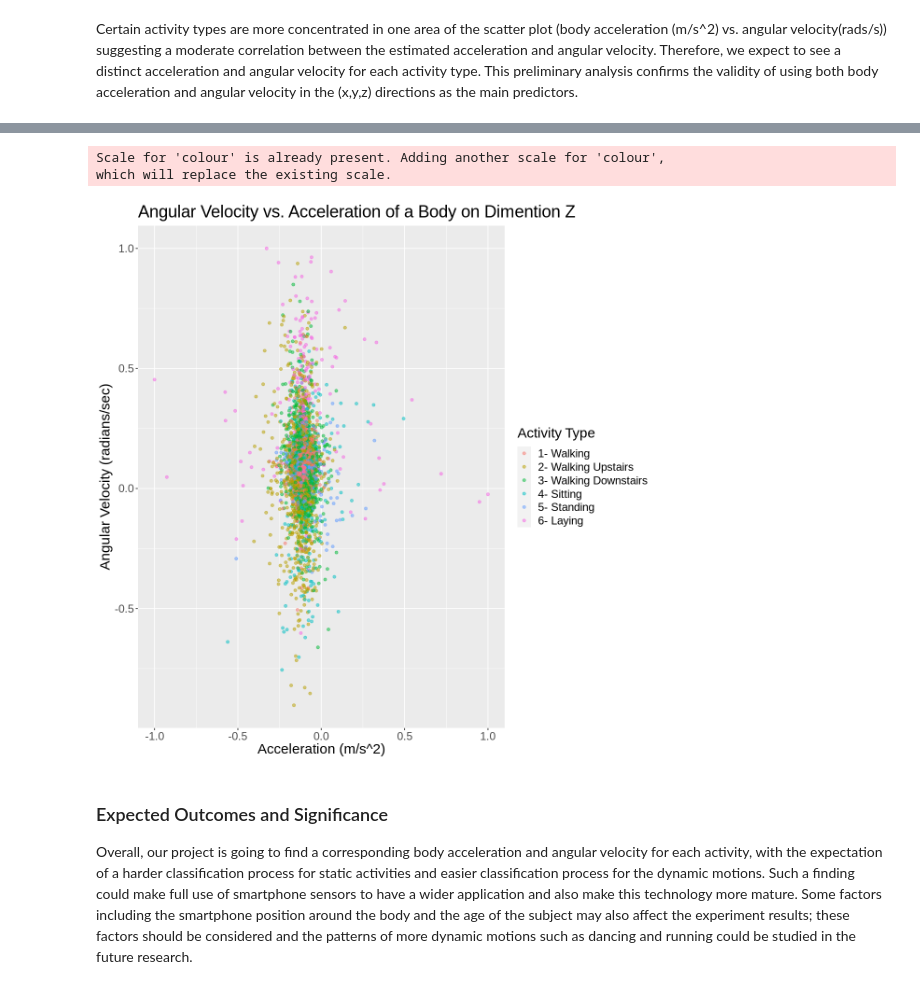
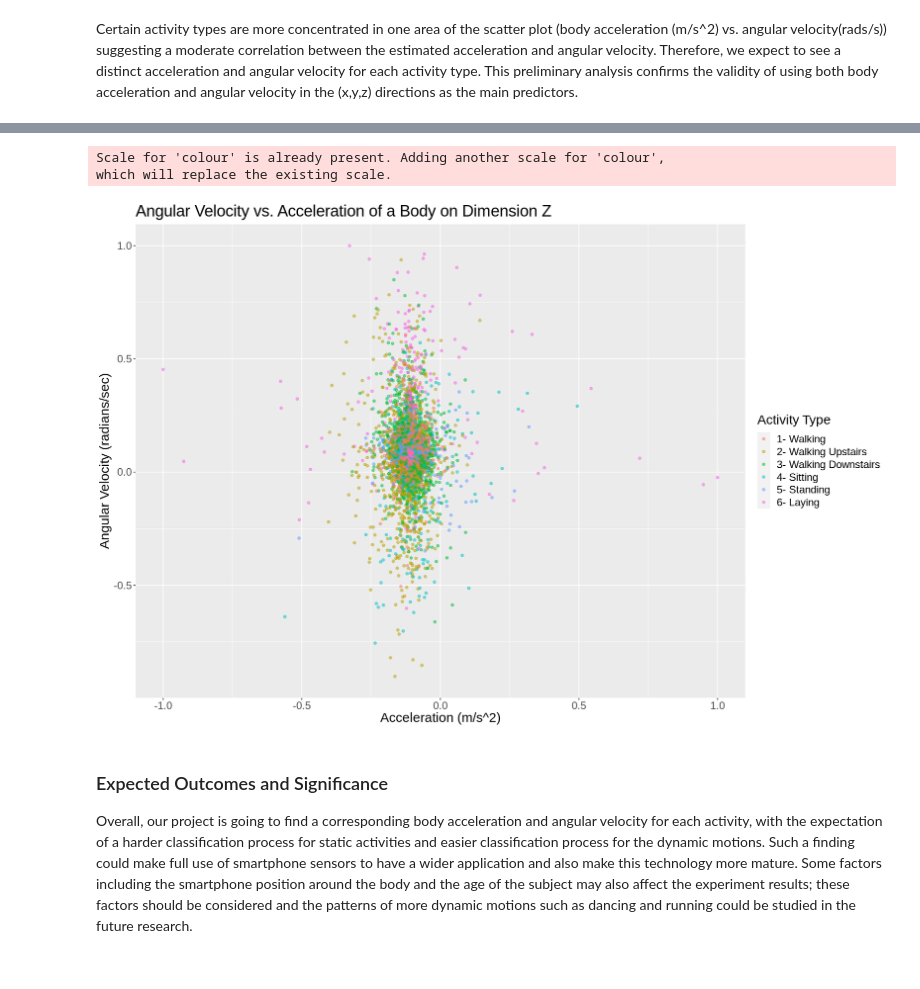
Before and after one commit to eleahj/dsci_project, a Jupyter notebook: human_activities.ipynb, the cells around one changed output, grey strips where cells are left out. Saved outputs shown, nothing was run; the diff lists cells and outputs as text; code cells hidden in the pictures.

```diff
--- a/human_activities.ipynb
+++ b/human_activities.ipynb
@@ -292,18 +287,19 @@ which will replace the existing scale.
 # %%
+# Plot 3: Angular Velocity vs. Acceleration of a Body on Dimension Z
 accl_gyro_z <- training_subset %>%
   ggplot(aes(x = tBodyAcc_mean_Z, y = tBodyGyro_mean_Z, color = activity_label)) +
-  ggtitle("Angular Velocity vs. Acceleration of a Body on Dimention Z") +
+  ggtitle("Angular Velocity vs. Acceleration of a Body on Dimension Z") +
   geom_point(alpha = 0.5) +
   labs(x = "Acceleration (m/s^2)", y = "Angular Velocity (radians/sec)", color = "Activity Type") +
   scale_color_brewer(palette = "Set2") +
   scale_color_discrete(labels = c("1- Walking", "2- Walking Upstairs", "3- Walking Downstairs", "4- Sitting", "5- Standing", "6- Laying")) +
   theme(text = element_text(size = 18), plot.title = element_text(size=22))
 
 accl_gyro_z
 # %% [output]
 Scale for 'colour' is already present. Adding another scale for 'colour',
 which will replace the existing scale.
-[figure, old version]
+[figure, new version]
 # %% [markdown]
 ### Expected Outcomes and Significance
 
```
Also changed, not shown: parts of 3 cells of this notebook.
